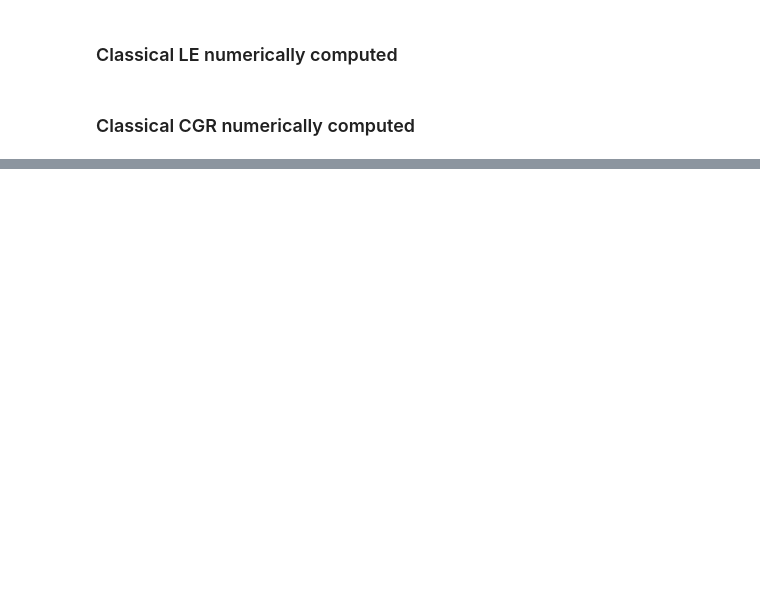
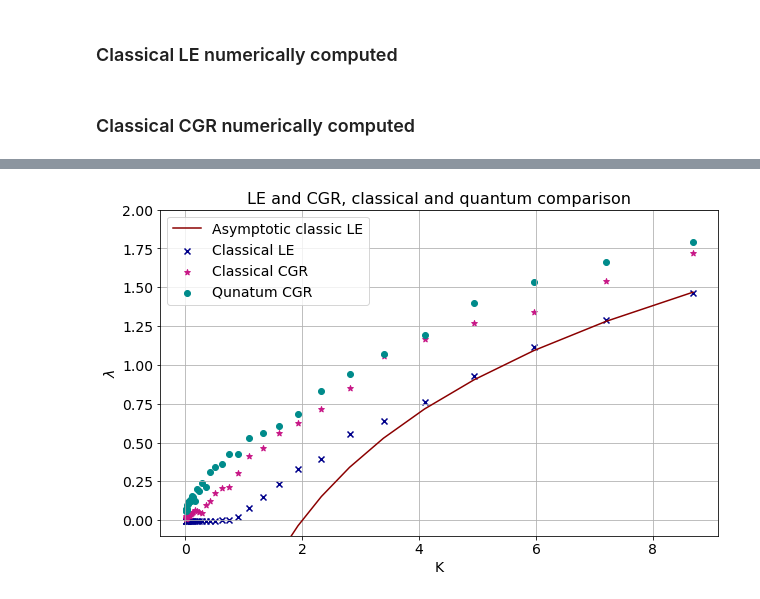
Before and after one commit to CleliaCorridori/OTOC-growth-rate-and-Lyapunov-Exponent-to-inspect-classical-and-quantum-chaos, a Jupyter notebook: CGRandLE.ipynb, the cells around one changed output, grey strips where cells are left out. Drawn from its saved outputs; the diff is of its cells as text; code cells hidden in the pictures; blank space fills up the shorter version.

```diff
--- a/CGRandLE.ipynb
+++ b/CGRandLE.ipynb
@@ -138,0 +178,26 @@ plt.savefig('CGRandLE.png', dpi=100)
+# %%
+plt.figure(figsize=(10,6))
+
+# Classical LE
+plt.scatter(K[:37],lyapCL[:37],marker='x',label='Classical LE', color='darkblue')
+
+# Classical CGR
+plt.scatter(K[:37], CGR_c[:37],marker='*', label='Classical CGR',color='mediumvioletred')
+
+# Quantum CGR
+plt.scatter(K[:37],CGR_Q[:37], label='Qunatum CGR', color='darkcyan')
+
+# analytical LE behaviour
+plt.plot(K[:37],log(K[:37]/2), label='Asymptotic classic LE', color='darkred')
+
+plt.legend(fontsize=14)
+plt.ylim([-0.1,2])
+plt.xlabel('K', size=14)
+plt.ylabel('$\lambda$', size=14)
+plt.xticks(size=14)
+plt.yticks(size=14)
+plt.title('LE and CGR, classical and quantum comparison',size=16)
+plt.grid(True, which="both")
+plt.savefig('CGRandLE-noLOGscale.png', dpi=100)
+# %% [output]
+[figure, added]
```
Also changed, not shown: parts of 17 cells of this notebook, 5 other files.
